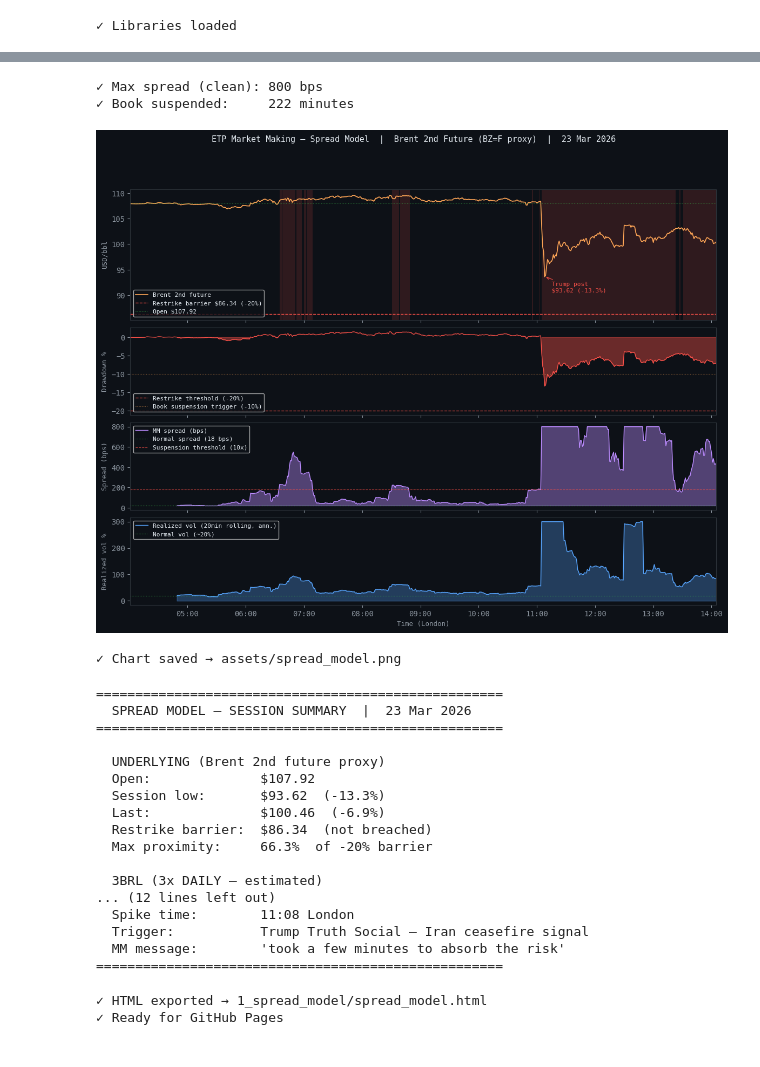
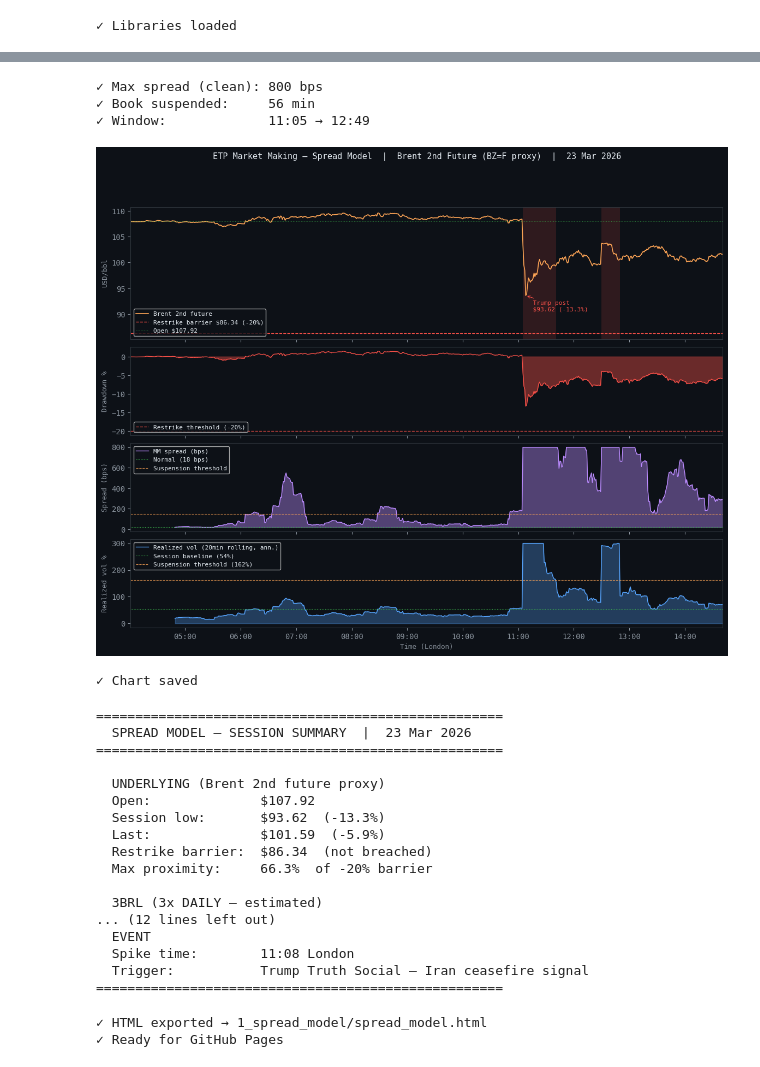
Before and after one commit to Benjadeville/etp-mm, a Jupyter notebook: 1_spread_model/spread_model.ipynb, the cells around one changed output, grey strips where cells are left out. Drawn from its saved outputs; the diff is of its cells as text; code cells hidden in the pictures.

Commit message:
Update spread model — 56min suspension, corrected vol baseline methodology

```diff
--- a/1_spread_model/spread_model.ipynb
+++ b/1_spread_model/spread_model.ipynb
@@ -127,14 +137,9 @@ print(f"✓ Restrike warnings: {df['restrike_warning'].sum()} minutes")
 # Real MM spreads on ETP: ~18 bps normal, max ~800 bps stress
 # ============================================================
 
-df['rvol_clean'] = df['rvol'].clip(upper=300)   # cap vol at 300% ann.
-df['spread_bps'] = (NORMAL_SPREAD_BPS * (df['rvol_clean'] / 20) ** 2.2).clip(
-    lower=NORMAL_SPREAD_BPS, upper=800
-)
-df['book_suspended'] = (df['spread_bps'] > NORMAL_SPREAD_BPS * 10) | (df['drawdown'] < -10)
-
 print(f"✓ Max spread (clean): {df['spread_bps'].max():.0f} bps")
-print(f"✓ Book suspended:     {df['book_suspended'].sum()} minutes")
+print(f"✓ Book suspended:     {df['book_suspended'].sum()} min")
+print(f"✓ Window:             {df[df['book_suspended']].index[0].strftime('%H:%M')} → {df[df['book_suspended']].index[-1].strftime('%H:%M')}")
 
 # ============================================================
 # PLOT — 4-panel dashboard
@@ -157,8 +162,7 @@ ax1.axhline(OPEN_PRICE, color='#3fb950', linewidth=0.8,
             linestyle=':', alpha=0.6, label=f'Open ${OPEN_PRICE:.2f}')
 
 # Shade suspended periods
-suspended = df[df['book_suspended']]
-for idx in suspended.index:
+for idx in df[df['book_suspended']].index:
     ax1.axvspan(idx, idx + pd.Timedelta(minutes=1),
                 alpha=0.15, color='#f85149', linewidth=0)
 
@@ -177,15 +181,13 @@ ax1.legend(fontsize=8, loc='lower left')
 ax1.set_xticklabels([])
 ax1.set_xlim(df.index[0], df.index[-1])
 
-# --- Panel 2: Intraday drawdown + restrike proximity ---
+# --- Panel 2: Intraday drawdown ---
 ax2 = fig.add_subplot(gs[1])
 ax2.fill_between(df.index, df['drawdown'], 0,
                  where=df['drawdown'] < 0, color='#f85149', alpha=0.4)
 ax2.plot(df.index, df['drawdown'], color='#f85149', linewidth=1)
 ax2.axhline(-20, color='#f85149', linewidth=1, linestyle='--', alpha=0.8,
             label='Restrike threshold (-20%)')
-ax2.axhline(-10, color='#ffa657', linewidth=0.8, linestyle=':', alpha=0.6,
-            label='Book suspension trigger (-10%)')
 ax2.set_ylabel('Drawdown %', fontsize=9)
 ax2.legend(fontsize=8, loc='lower left')
 ax2.set_xticklabels([])
@@ -196,62 +198,56 @@ ax3 = fig.add_subplot(gs[2])
 ax3.fill_between(df.index, df['spread_bps'], NORMAL_SPREAD_BPS,
                  where=df['spread_bps'] > NORMAL_SPREAD_BPS,
                  color='#bc8cff', alpha=0.4)
 ax3.plot(df.index, df['spread_bps'], color='#bc8cff', linewidth=1,
          label='MM spread (bps)')
 ax3.axhline(NORMAL_SPREAD_BPS, color='#3fb950', linewidth=0.8,
-            linestyle=':', label=f'Normal spread ({NORMAL_SPREAD_BPS} bps)')
-ax3.axhline(NORMAL_SPREAD_BPS * 10, color='#f85149', linewidth=0.8,
-            linestyle='--', alpha=0.7, label='Suspension threshold (10x)')
+            linestyle=':', label=f'Normal ({NORMAL_SPREAD_BPS} bps)')
+ax3.axhline(vol_baseline * 3 / 20 * NORMAL_SPREAD_BPS, color='#ffa657',
+            linewidth=0.8, linestyle='--', alpha=0.7, label='Suspension threshold')
 ax3.set_ylabel('Spread (bps)', fontsize=9)
 ax3.legend(fontsize=8, loc='upper left')
 ax3.set_xticklabels([])
 ax3.set_xlim(df.index[0], df.index[-1])
 
 # --- Panel 4: Realized vol ---
 ax4 = fig.add_subplot(gs[3])
 ax4.fill_between(df.index, df['rvol_clean'], alpha=0.3, color='#58a6ff')
 ax4.plot(df.index, df['rvol_clean'], color='#58a6ff', linewidth=1,
          label='Realized vol (20min rolling, ann.)')
-ax4.axhline(20, color='#3fb950', linewidth=0.8, linestyle=':',
-            label='Normal vol (~20%)')
+ax4.axhline(vol_baseline, color='#3fb950', linewidth=0.8,
+            linestyle=':', label=f'Session baseline ({vol_baseline:.0f}%)')
+ax4.axhline(vol_baseline * 3, color='#ffa657', linewidth=0.8,
+            linestyle='--', alpha=0.8, label=f'Suspension threshold ({vol_baseline*3:.0f}%)')
 ax4.set_ylabel('Realized vol %', fontsize=9)
 ax4.set_xlabel('Time (London)', fontsize=9)
 ax4.legend(fontsize=8, loc='upper left')
 ax4.set_xlim(df.index[0], df.index[-1])
 
-# Format x-axis on last panel only
 import matplotlib.dates as mdates
 ax4.xaxis.set_major_formatter(mdates.DateFormatter('%H:%M'))
 ax4.xaxis.set_major_locator(mdates.HourLocator())
 
 plt.savefig('../assets/spread_model.png', dpi=150,
             bbox_inches='tight', facecolor='#0d1117')
+plt.savefig('spread_model.png', dpi=150,
+            bbox_inches='tight', facecolor='#0d1117')
 plt.show()
-print("✓ Chart saved → assets/spread_model.png")
+print("✓ Chart saved")
 # %% [output]
 ✓ Max spread (clean): 800 bps
-✓ Book suspended:     222 minutes
+✓ Book suspended:     56 min
+✓ Window:             11:05 → 12:49
-[figure, old version]
+[figure, new version]
-✓ Chart saved → assets/spread_model.png
+✓ Chart saved
 # %%
 # ============================================================
-# SUMMARY STATS — ce qui sera dans le README
+# SUMMARY STATS
 # ============================================================
 
-# Identifier le moment du spike Trump
 trump_idx = df['close'].idxmin()
 trump_time = trump_idx.strftime('%H:%M')
-
-# Spread au moment du spike
 spread_at_spike = df.loc[trump_idx, 'spread_bps']
-
-# Durée de suspension effective
-suspension_duration = df['book_suspended'].sum()
-
-# Vol max au spike
 vol_at_spike = df.loc[trump_idx, 'rvol_clean']
-
-# 3BRL performance estimée (3x leverage)
 etp_low = df['drawdown'].min() * 3
 etp_last = (df['close'].iloc[-1] / OPEN_PRICE - 1) * 100 * 3
 
@@ -272,10 +268,11 @@ print(f"  Restrike:          NOT triggered (underlying held > -20%)")
 
 print(f"\n  MARKET MAKER — SPREAD MODEL")
 print(f"  Normal spread:     {NORMAL_SPREAD_BPS} bps")
+print(f"  Vol baseline:      {vol_baseline:.0f}% ann. (session median)")
+print(f"  Suspension thresh: {vol_baseline*3:.0f}% ann. (3x baseline)")
 print(f"  Spread at spike:   {spread_at_spike:.0f} bps  ({spread_at_spike/NORMAL_SPREAD_BPS:.0f}x normal)")
-print(f"  Max spread:        {df['spread_bps'].max():.0f} bps")
 print(f"  Vol at spike:      {vol_at_spike:.0f}% ann.")
-print(f"  Book suspended:    {suspension_duration} min  (spread > 10x OR drawdown < -10%)")
+print(f"  Book suspended:    {df['book_suspended'].sum()} min  ({df[df['book_suspended']].index[0].strftime('%H:%M')} → {df[df['book_suspended']].index[-1].strftime('%H:%M')})")
 
 print(f"\n  EVENT")
 print(f"  Spike time:        {trump_time} London")
@@ -289,15 +286,15 @@ print("=" * 52)
   UNDERLYING (Brent 2nd future proxy)
   Open:              $107.92
   Session low:       $93.62  (-13.3%)
-  Last:              $100.46  (-6.9%)
+  Last:              $101.59  (-5.9%)
   Restrike barrier:  $86.34  (not breached)
   Max proximity:     66.3%  of -20% barrier
 
   3BRL (3x DAILY — estimated)
 ... (12 lines left out)
+  EVENT
   Spike time:        11:08 London
   Trigger:           Trump Truth Social — Iran ceasefire signal
-  MM message:        'took a few minutes to absorb the risk'
 ====================================================
 # %%
 # ============================================================
```
Also changed, not shown: parts of 3 cells of this notebook, 3 other files.
